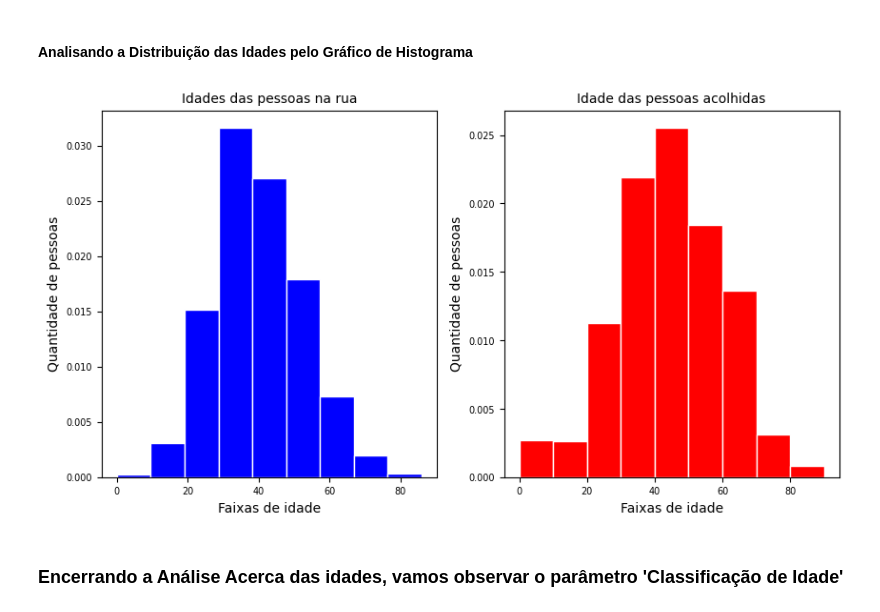
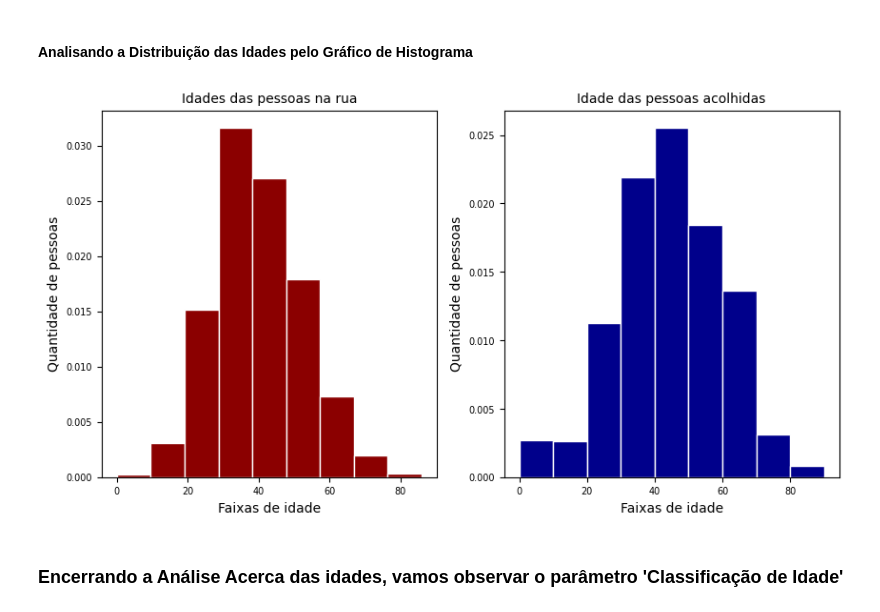
Before and after one commit to wellingtonrs07/Infer-ncia-Planos-de-Sa-de, a Jupyter notebook: Inferência_moradores_de_rua (Principal)/Planilha_Tratada_Projeto2.ipynb, the cells around one changed output. Cells and saved outputs as stored; diff of their text form; code cells hidden in the pictures.

```diff
--- a/Inferência_moradores_de_rua (Principal)/Planilha_Tratada_Projeto2.ipynb
+++ b/Inferência_moradores_de_rua (Principal)/Planilha_Tratada_Projeto2.ipynb
@@ -373,26 +388,27 @@ Text(0, 0.5, 'Em anos ')
 # %%
 plt.figure(figsize=(10,5))
 
 plt.subplot(121)
 
-plt.hist(df_hist_rua['Idade'], edgecolor='white' , bins=len(ordem_faixa)-1 , color='blue' , density = True )
+plt.hist(df_hist_rua['Idade'], edgecolor='white' , bins=len(ordem_faixa)-1 , color='darkred' , density = True)
 plt.xlabel('Faixas de idade', fontsize=10)
 plt.ylabel('Quantidade de pessoas', fontsize=10)
 plt.xticks(fontsize=7)
 plt.yticks(fontsize=7)
 plt.title('Idades das pessoas na rua', fontsize=10)
 
 plt.subplot(122)
 
-plt.hist(df_hist_acolhidos['Idade'], edgecolor='white' , bins=len(ordem_faixa)-1  , color='red' , density=True )
+plt.hist(df_hist_acolhidos['Idade'], edgecolor='white' , bins=len(ordem_faixa)-1  , color='darkblue' , density=True )
 plt.xlabel('Faixas de idade', fontsize=10)
 plt.ylabel('Quantidade de pessoas', fontsize=10)
 plt.xticks(fontsize=7)
 plt.yticks(fontsize=7)
+
 plt.title('Idade das pessoas acolhidas', fontsize=10)
 plt.show()
 # %% [output]
-[figure, old version]
+[figure, new version]
 # %% [markdown]
 ### Encerrando a Análise Acerca das idades, vamos observar o parâmetro 'Classificação de Idade'
 # %%
```
Also changed, not shown: parts of 15 cells of this notebook.
